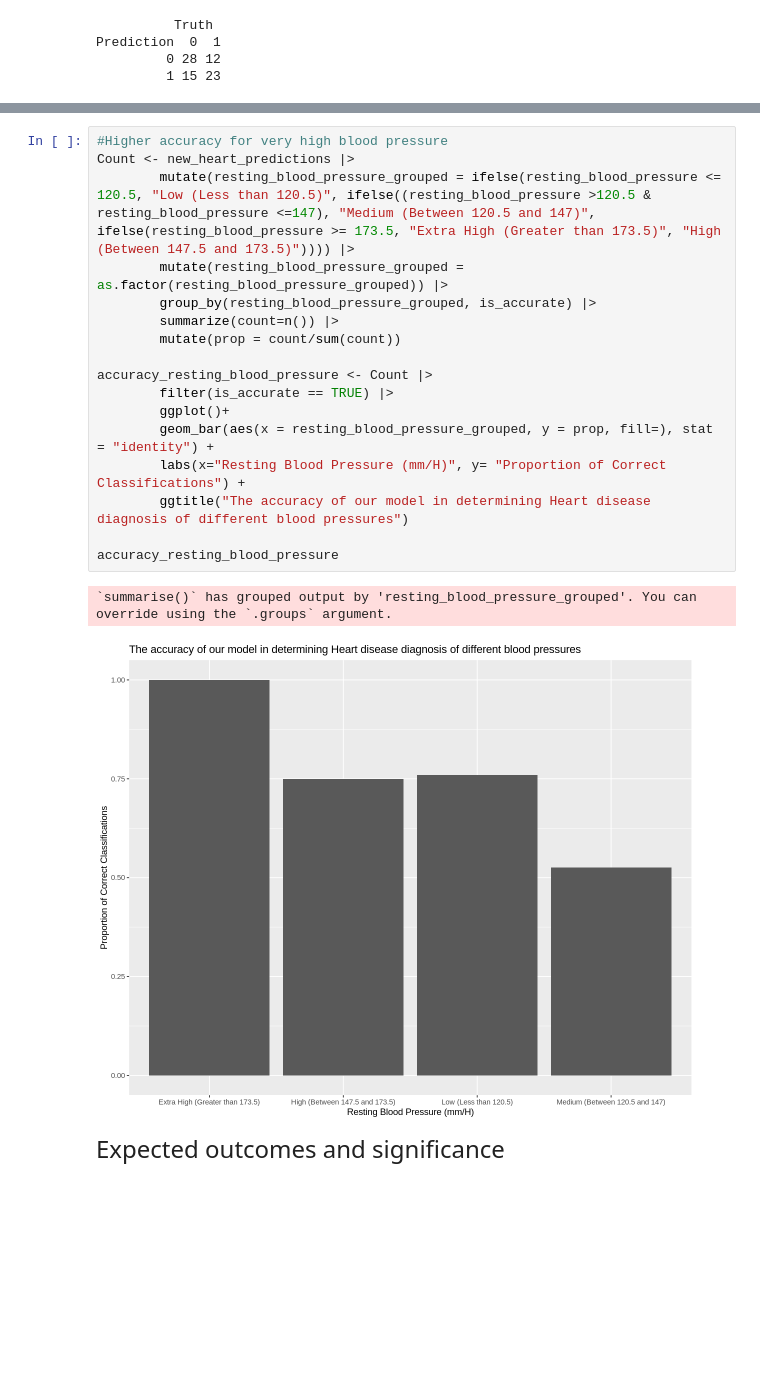
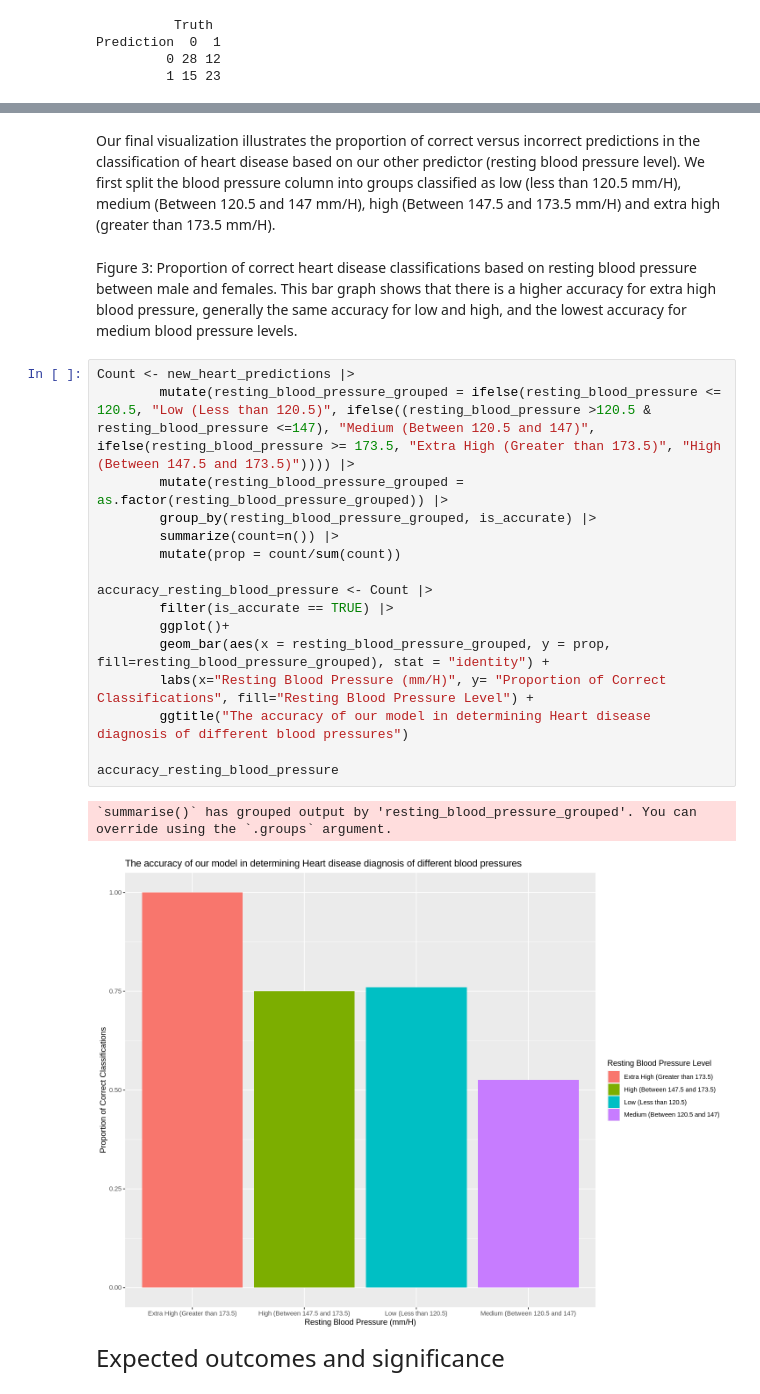
Before and after one commit to ck2671/dsci-100-2022w2-group-35, a Jupyter notebook: Heart Disease Project.ipynb, the cells around one changed output, grey strips where cells are left out. Drawn from its saved outputs; the diff is of its cells as text; blank space fills up the shorter version.

```diff
--- a/Heart Disease Project.ipynb
+++ b/Heart Disease Project.ipynb
@@ -334,27 +328,30 @@ accuracy_sex
 `summarise()` has grouped output by 'sex'. You can override using the `.groups`
 argument.
 [figure]
+# %% [markdown]
+Our final visualization illustrates the proportion of correct versus incorrect predictions in the classification of heart disease based on our other predictor (resting blood pressure level). We first split the blood pressure column into groups classified as low (less than 120.5 mm/H), medium (Between 120.5 and 147 mm/H), high (Between 147.5 and 173.5 mm/H) and extra high (greater than 173.5 mm/H).
+# %% [markdown]
+Figure 3: Proportion of correct heart disease classifications based on resting blood pressure between male and females. This bar graph shows that there is a higher accuracy for extra high blood pressure, generally the same accuracy for low and high, and the lowest accuracy for medium blood pressure levels.
 # %%
-#Higher accuracy for very high blood pressure
 Count <- new_heart_predictions |>
         mutate(resting_blood_pressure_grouped = ifelse(resting_blood_pressure <= 120.5, "Low (Less than 120.5)", ifelse((resting_blood_pressure >120.5 & resting_blood_pressure <=147), "Medium (Between 120.5 and 147)", ifelse(resting_blood_pressure >= 173.5, "Extra High (Greater than 173.5)", "High (Between 147.5 and 173.5)")))) |>
         mutate(resting_blood_pressure_grouped = as.factor(resting_blood_pressure_grouped)) |>
         group_by(resting_blood_pressure_grouped, is_accurate) |>
         summarize(count=n()) |>
         mutate(prop = count/sum(count))
 
 accuracy_resting_blood_pressure <- Count |>
         filter(is_accurate == TRUE) |>
         ggplot()+
-        geom_bar(aes(x = resting_blood_pressure_grouped, y = prop, fill=), stat = "identity") +
-        labs(x="Resting Blood Pressure (mm/H)", y= "Proportion of Correct Classifications") +
+        geom_bar(aes(x = resting_blood_pressure_grouped, y = prop, fill=resting_blood_pressure_grouped), stat = "identity") +
+        labs(x="Resting Blood Pressure (mm/H)", y= "Proportion of Correct Classifications", fill="Resting Blood Pressure Level") +
         ggtitle("The accuracy of our model in determining Heart disease diagnosis of different blood pressures")
 
 accuracy_resting_blood_pressure
 # %% [output]
 `summarise()` has grouped output by 'resting_blood_pressure_grouped'. You can
 override using the `.groups` argument.
-[figure, old version]
+[figure, new version]
 # %% [markdown]
 <font size="5"> Expected outcomes and significance </font>
 # %% [markdown]
```
Also changed, not shown: parts of 13 cells of this notebook.
